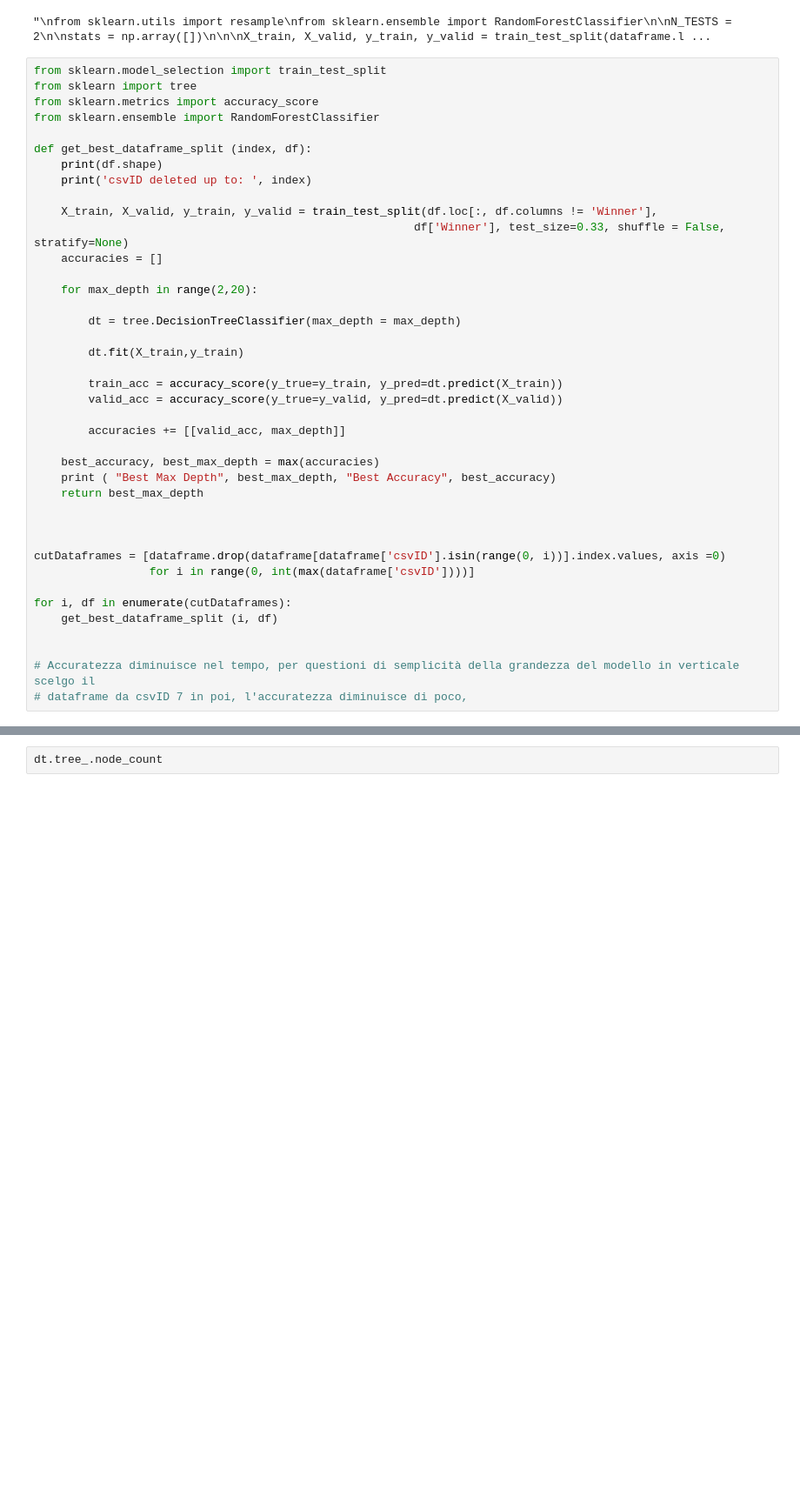
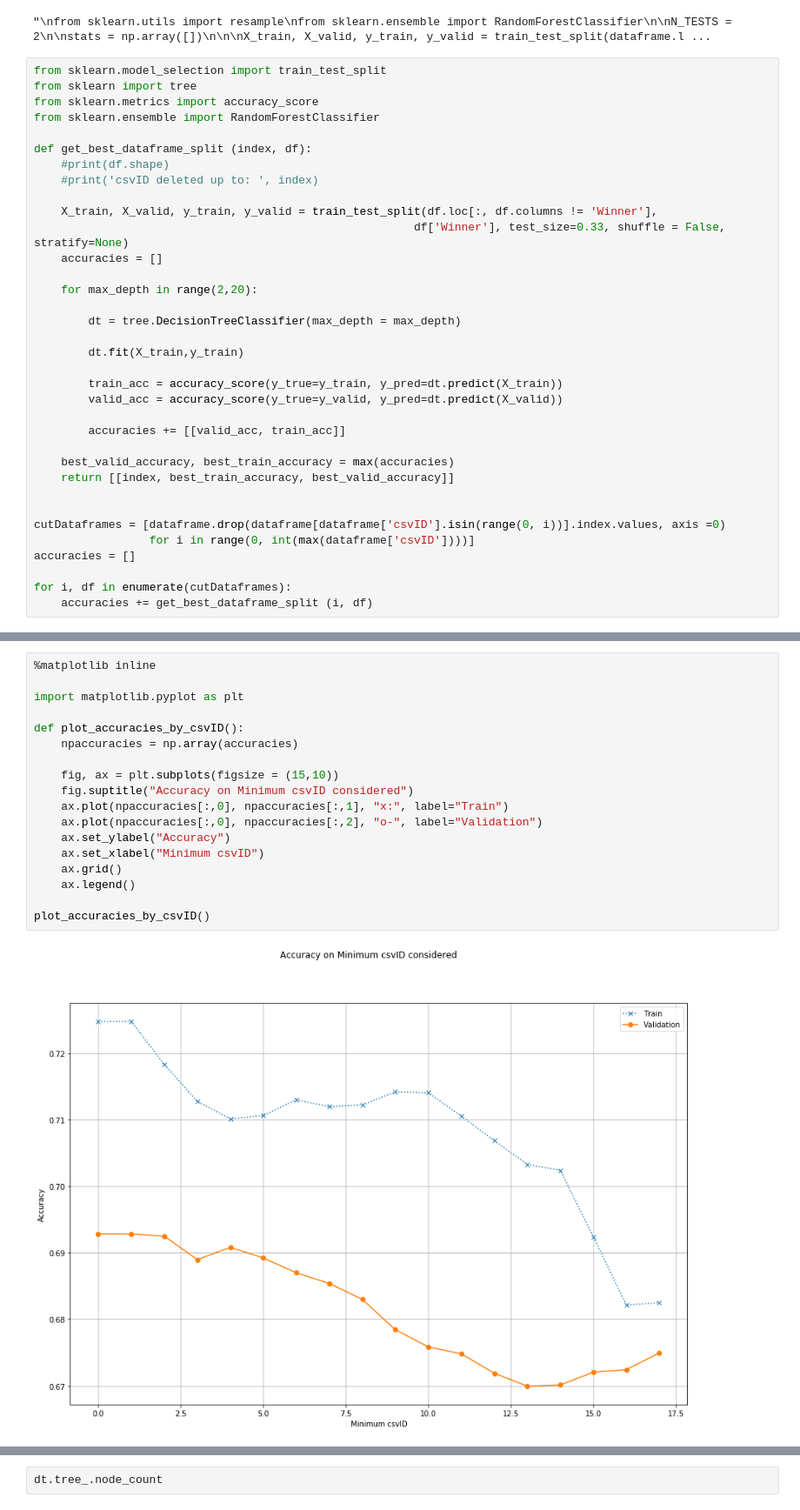
Before and after one commit to RiccardoSpolaor/Predict_Winner_2020_Australian_Open, a Jupyter notebook: Redone/04 Validating The Prediction Model.ipynb, the cells around one changed output, grey strips where cells are left out. Shown: that part at 87% size. Cells and saved outputs as stored; diff of their text form; blank space fills up the shorter version.

```diff
--- a/Redone/04 Validating The Prediction Model.ipynb
+++ b/Redone/04 Validating The Prediction Model.ipynb
@@ -224,8 +181,8 @@ from sklearn.metrics import accuracy_score
 from sklearn.ensemble import RandomForestClassifier
 
 def get_best_dataframe_split (index, df):
-    print(df.shape)
-    print('csvID deleted up to: ', index)
+    #print(df.shape)
+    #print('csvID deleted up to: ', index)
 
     X_train, X_valid, y_train, y_valid = train_test_split(df.loc[:, df.columns != 'Winner'],
                                                         df['Winner'], test_size=0.33, shuffle = False, stratify=None)
@@ -240,21 +197,16 @@ def get_best_dataframe_split (index, df):
         train_acc = accuracy_score(y_true=y_train, y_pred=dt.predict(X_train))
         valid_acc = accuracy_score(y_true=y_valid, y_pred=dt.predict(X_valid))
 
-        accuracies += [[valid_acc, max_depth]]
+        accuracies += [[valid_acc, train_acc]]
 
-    best_accuracy, best_max_depth = max(accuracies)
-    print ( "Best Max Depth", best_max_depth, "Best Accuracy", best_accuracy)
-    return best_max_depth
-
+    best_valid_accuracy, best_train_accuracy = max(accuracies)
+    return [[index, best_train_accuracy, best_valid_accuracy]]
 
 
 cutDataframes = [dataframe.drop(dataframe[dataframe['csvID'].isin(range(0, i))].index.values, axis =0)
                  for i in range(0, int(max(dataframe['csvID'])))]
+accuracies = []
 
 for i, df in enumerate(cutDataframes):
-    get_best_dataframe_split (i, df)
-
-
-# Accuratezza diminuisce nel tempo, per questioni di semplicità della grandezza del modello in verticale scelgo il
-# dataframe da csvID 7 in poi, l'accuratezza diminuisce di poco,
+    accuracies += get_best_dataframe_split (i, df)
 # %% [output]
@@ -265,0 +230,20 @@ dataframe = dataframe[dataframe['csvID'] >= 7]
+# %%
+%matplotlib inline
+
+import matplotlib.pyplot as plt
+
+def plot_accuracies_by_csvID():
+    npaccuracies = np.array(accuracies)
+
+    fig, ax = plt.subplots(figsize = (15,10))
+    fig.suptitle("Accuracy on Minimum csvID considered")
+    ax.plot(npaccuracies[:,0], npaccuracies[:,1], "x:", label="Train")
+    ax.plot(npaccuracies[:,0], npaccuracies[:,2], "o-", label="Validation")
+    ax.set_ylabel("Accuracy")
+    ax.set_xlabel("Minimum csvID")
+    ax.grid()
+    ax.legend()
+
+plot_accuracies_by_csvID()
+# %% [output]
+[figure, added]
```
Also changed, not shown: parts of 7 cells of this notebook.
